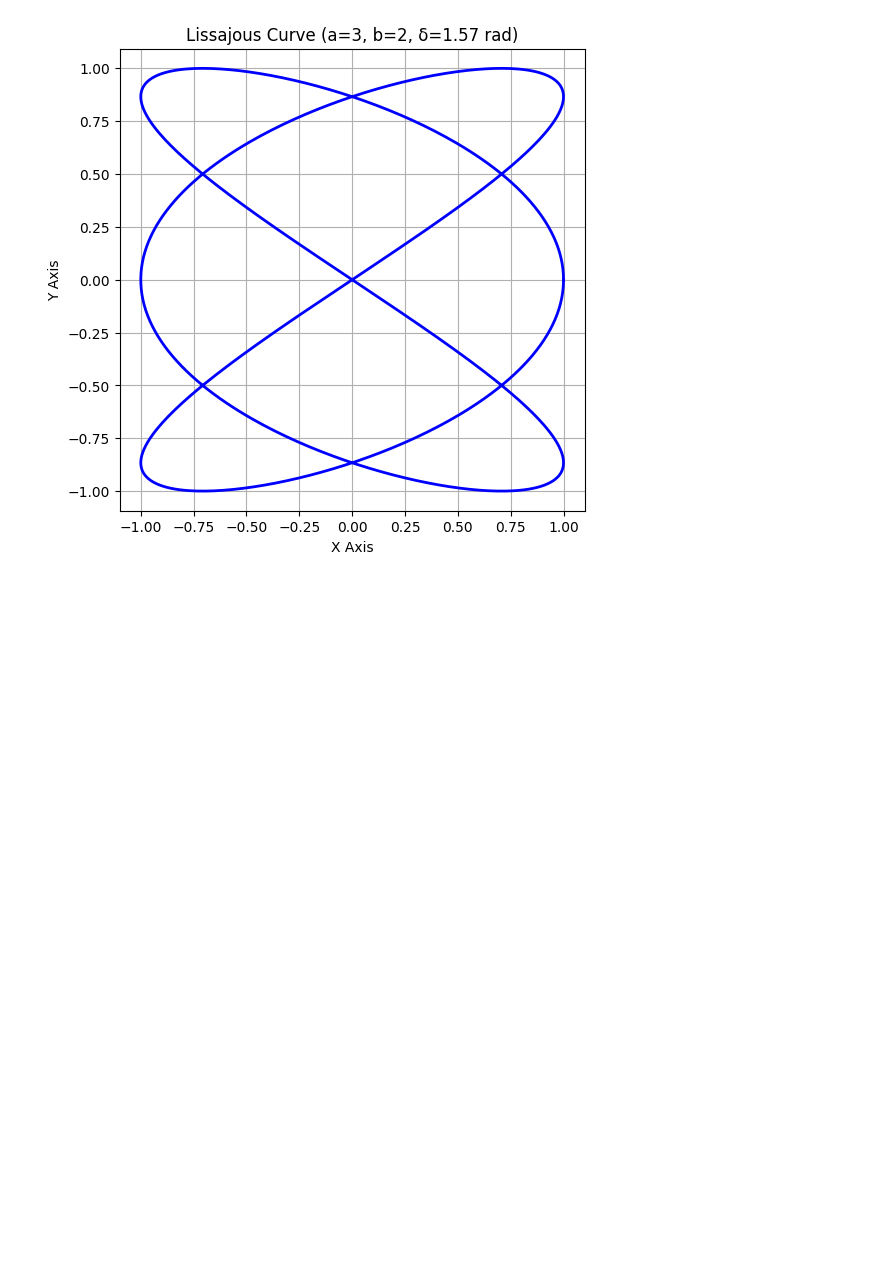
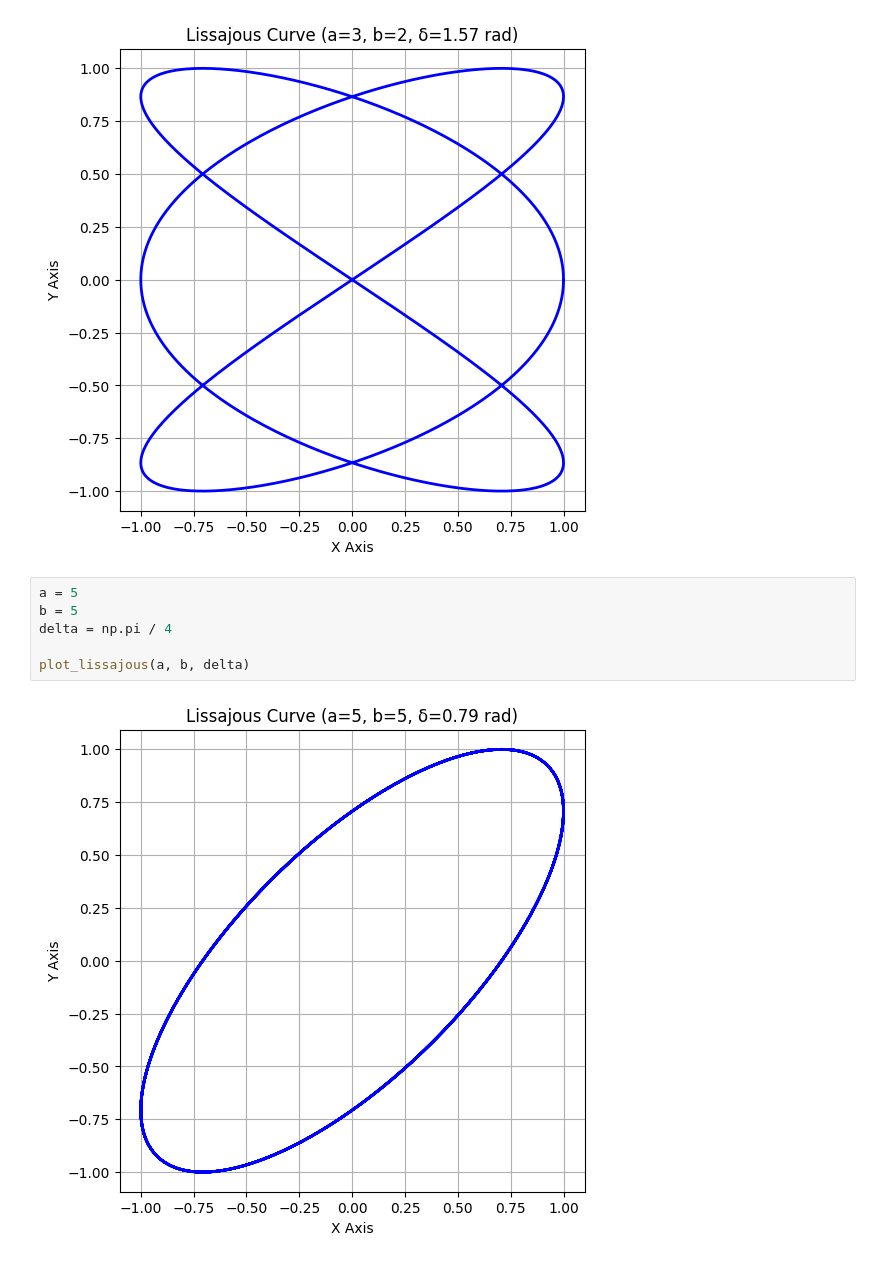
Before and after one commit to Rex60309/Generative_AI, a Jupyter notebook: hw1.ipynb, the cells around one changed output. Saved outputs shown, nothing was run; the diff lists cells and outputs as text; blank space fills up the shorter version.

```diff
--- a/hw1.ipynb
+++ b/hw1.ipynb
@@ -55,3 +55,11 @@ delta = np.pi / 2
 plot_lissajous(a, b, delta)
 # %% [output]
 [figure]
+# %%
+a = 5
+b = 5
+delta = np.pi / 4
+
+plot_lissajous(a, b, delta)
+# %% [output]
+[figure, added]
```
